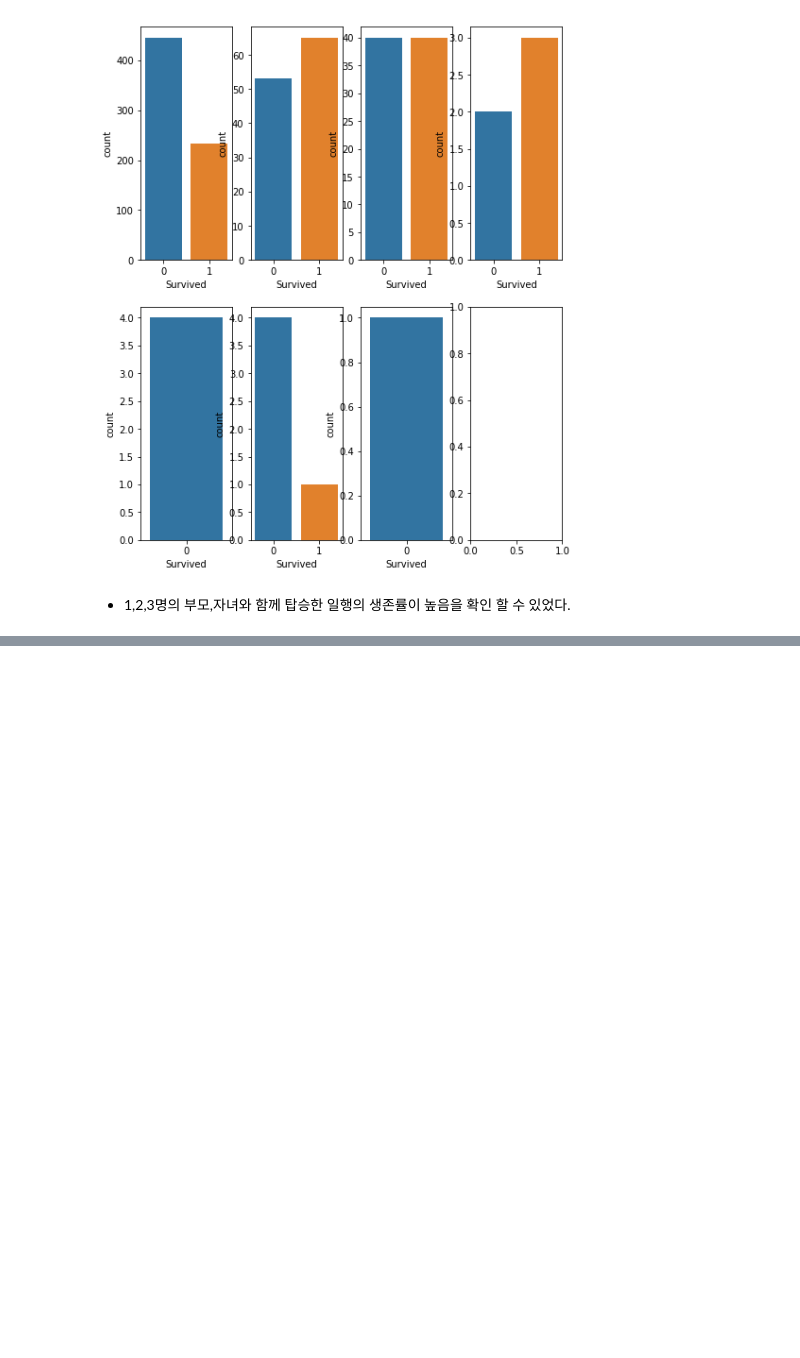
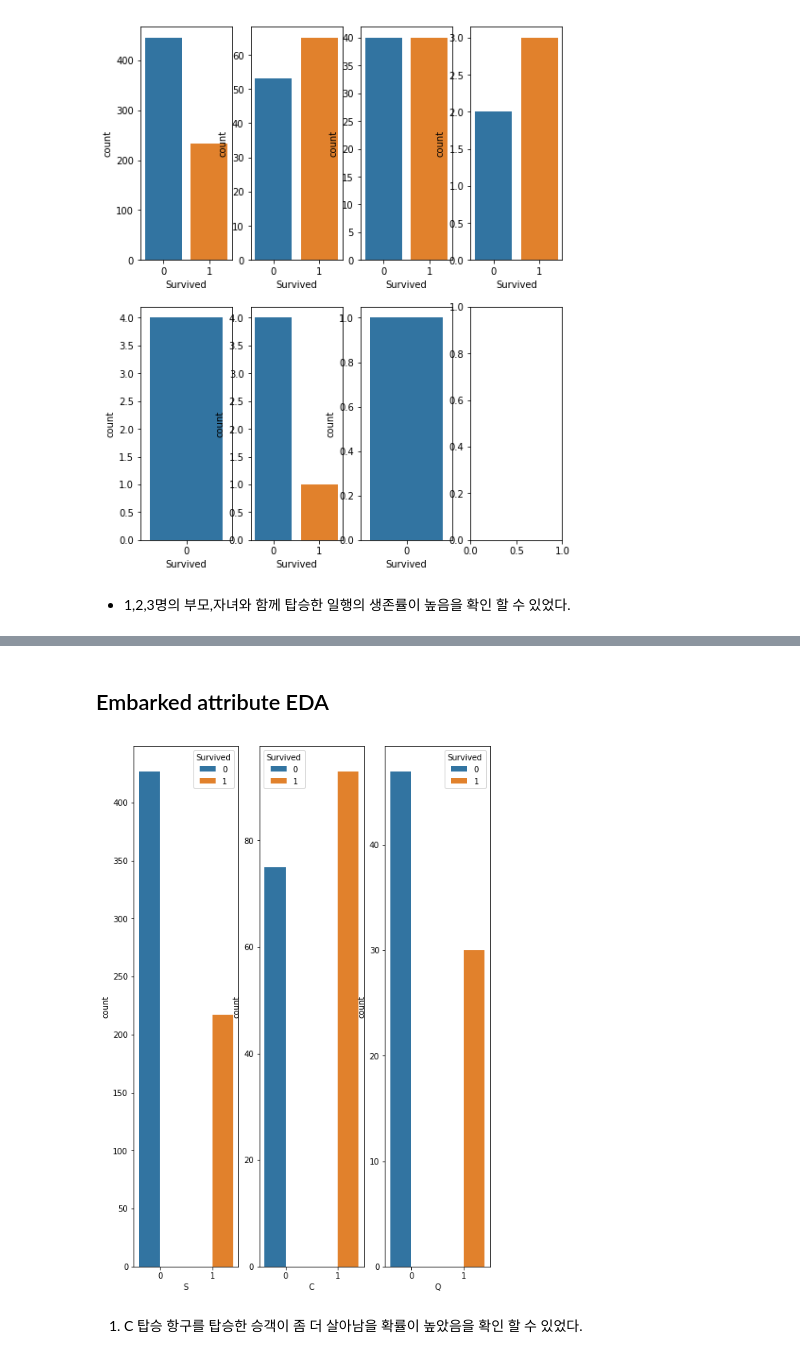
Before and after one commit to woaksths/Play-Kaggle, a Jupyter notebook: 2019-1st-ML-month-with-KaKR/01.EDA.ipynb, the cells around one changed output, grey strips where cells are left out. Saved outputs shown, nothing was run; the diff lists cells and outputs as text; code cells hidden in the pictures; blank space fills up the shorter version.

```diff
--- a/2019-1st-ML-month-with-KaKR/01.EDA.ipynb
+++ b/2019-1st-ML-month-with-KaKR/01.EDA.ipynb
@@ -149,0 +179,15 @@ for i in range(2):
+# %% [markdown]
+## Embarked attribute EDA
+# %%
+embarked_list = train_X["Embarked"].value_counts().index
+figure , axes = plt.subplots(1,3)
+figure.set_size_inches(8,12)
+
+for i,embarked in enumerate(embarked_list):
+        sns.countplot(data=train_X[train_X["Embarked"] == embarked], x= "Survived", ax = axes[i],hue="Survived")
+        plt.xlabel(embarked)
+        axes[i].set_xlabel(embarked)
+# %% [output]
+[figure, added]
+# %% [markdown]
+1. C 탑승 항구를 탑승한 승객이 좀 더 살아남을 확률이 높았음을 확인 할 수 있었다.
```
Also changed, not shown: parts of 5 cells of this notebook, 1 other file.
